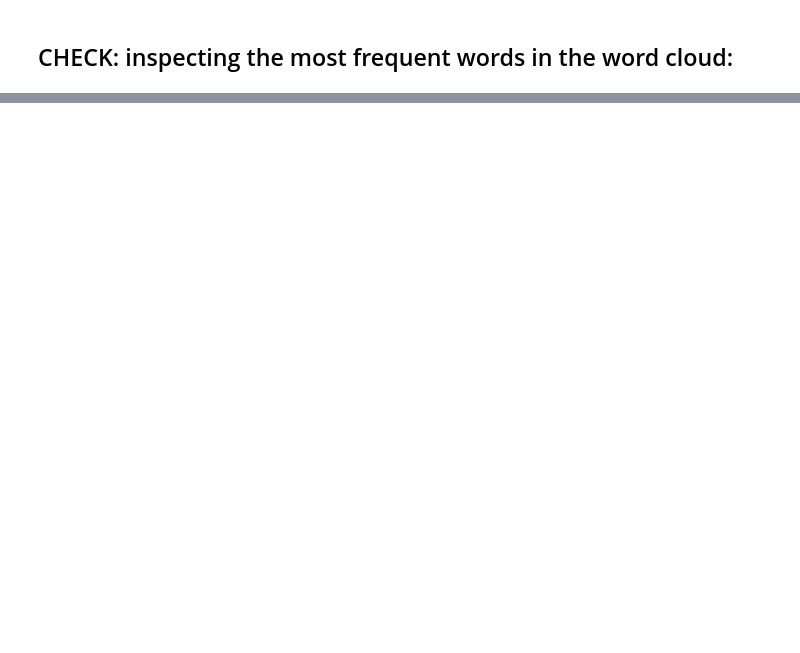
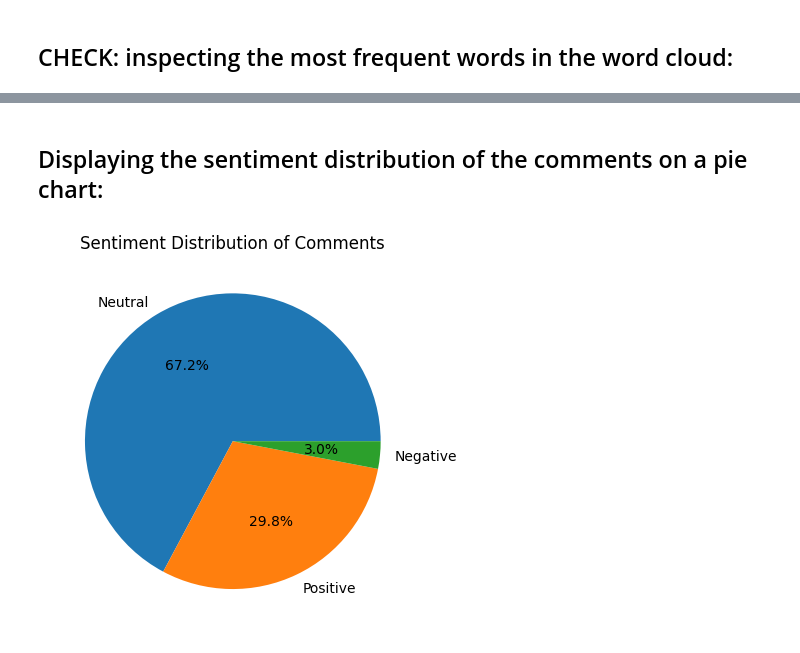
Before and after one commit to ajinikhil/Big_Data_Final_Project, a Jupyter notebook: analysis.ipynb, the cells around one changed output, grey strips where cells are left out. Cells and saved outputs as stored; diff of their text form; code cells hidden in the pictures; blank space fills up the shorter version.

```diff
--- a/analysis.ipynb
+++ b/analysis.ipynb
@@ -273,0 +402,6 @@ plt.show()
+# %%
+top_5_videos = df.sort_values("commentCount", ascending=False)[
+    ["videoId", "title", "commentCount"]
+].head(5)
+
+top_5_videos
@@ -273,0 +417,6 @@ plt.show()
+# %%
+selected_video_id = top_5_videos.iloc[0]["videoId"]
+selected_video_title = top_5_videos.iloc[0]["title"]
+
+print("Selected Video ID:", selected_video_id)
+print("Selected Video Title:", selected_video_title)
@@ -273,0 +490,16 @@ plt.show()
+# %%
+def get_sentiment(text):
+    polarity = TextBlob(str(text)).sentiment.polarity
+
+    if polarity > 0.25:
+        return "Positive"
+    elif polarity < -0.25:
+        return "Negative"
+    else:
+        return "Neutral"
+
+comments_df = pd.DataFrame({"comment": comments})
+comments_df["sentiment"] = comments_df["comment"].apply(get_sentiment)
+comments_df["videoId"] = selected_video_id
+
+comments_df.head()
@@ -273,0 +513,13 @@ plt.show()
+# %% [markdown]
+## Displaying the sentiment distribution of the comments on a pie chart:
+# %%
+comment_sentiment_counts = comments_df["sentiment"].value_counts()
+
+plt.figure()
+plt.title("Sentiment Distribution of Comments")
+
+plt.pie(comment_sentiment_counts.values, labels=comment_sentiment_counts.index, autopct='%1.1f%%')
+
+plt.show()
+# %% [output]
+[figure, added]
```
Also changed, not shown: parts of 37 cells of this notebook.
